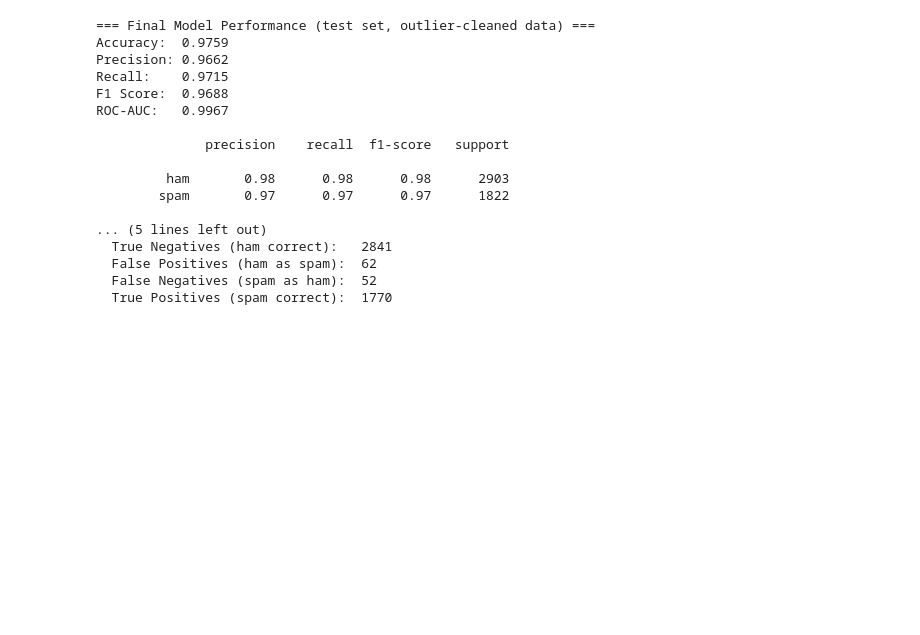
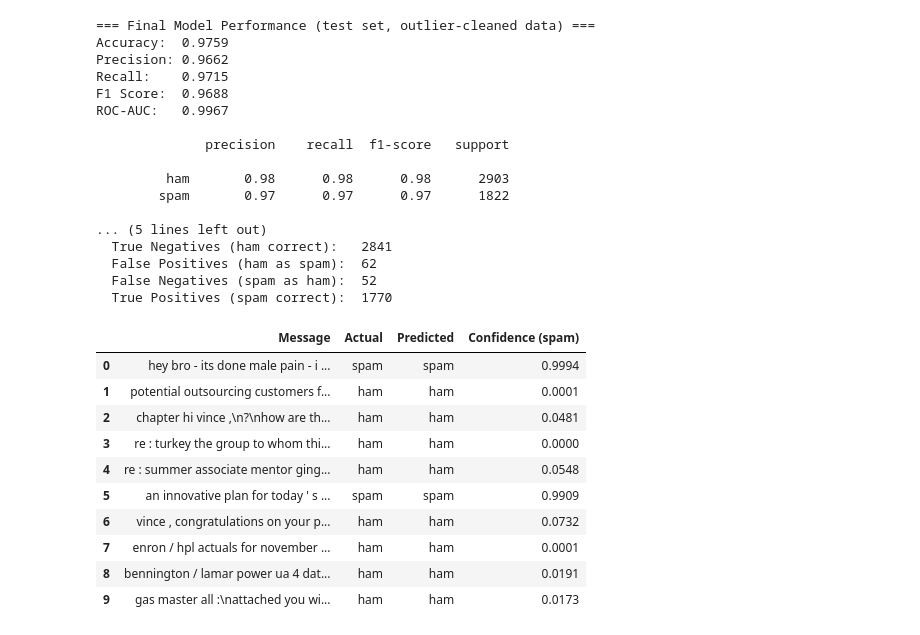
Before and after one commit to shehlamechtro-ux/spam-classification, a Jupyter notebook: spam_classification.ipynb, the cells around one changed output. Saved outputs shown, nothing was run; the diff lists cells and outputs as text; code cells hidden in the pictures; blank space fills up the shorter version.

```diff
--- a/spam_classification.ipynb
+++ b/spam_classification.ipynb
@@ -414,3 +380,26 @@ ROC-AUC:   0.9967
   False Positives (ham as spam):  62
   False Negatives (spam as ham):  52
   True Positives (spam correct):  1770
+# %%
+results = pd.DataFrame({
+    "Message": X_test.values[:10],
+    "Actual": y_test.values[:10],
+    "Predicted": preds[:10],
+    "Confidence (spam)": probs[:10, 1].round(4)
+})
+results["Actual"] = results["Actual"].map({0: "ham", 1: "spam"})
+results["Predicted"] = results["Predicted"].map({0: "ham", 1: "spam"})
+pd.set_option("display.max_colwidth", 60)
+results
+# %% [output]
+|  | Message | Actual | Predicted | Confidence (spam) |
+| 0 | hey bro - its done male pain - i ... | spam | spam | 0.9994 |
+| 1 | potential outsourcing customers f... | ham | ham | 0.0001 |
+| 2 | chapter hi vince ,\n?\nhow are th... | ham | ham | 0.0481 |
+| 3 | re : turkey the group to whom thi... | ham | ham | 0.0000 |
+| 4 | re : summer associate mentor ging... | ham | ham | 0.0548 |
+| 5 | an innovative plan for today ' s ... | spam | spam | 0.9909 |
+| 6 | vince , congratulations on your p... | ham | ham | 0.0732 |
+| 7 | enron / hpl actuals for november ... | ham | ham | 0.0001 |
+| 8 | bennington / lamar power ua 4 dat... | ham | ham | 0.0191 |
+| 9 | gas master all :\nattached you wi... | ham | ham | 0.0173 |
```
Also changed, not shown: parts of 32 cells of this notebook.
